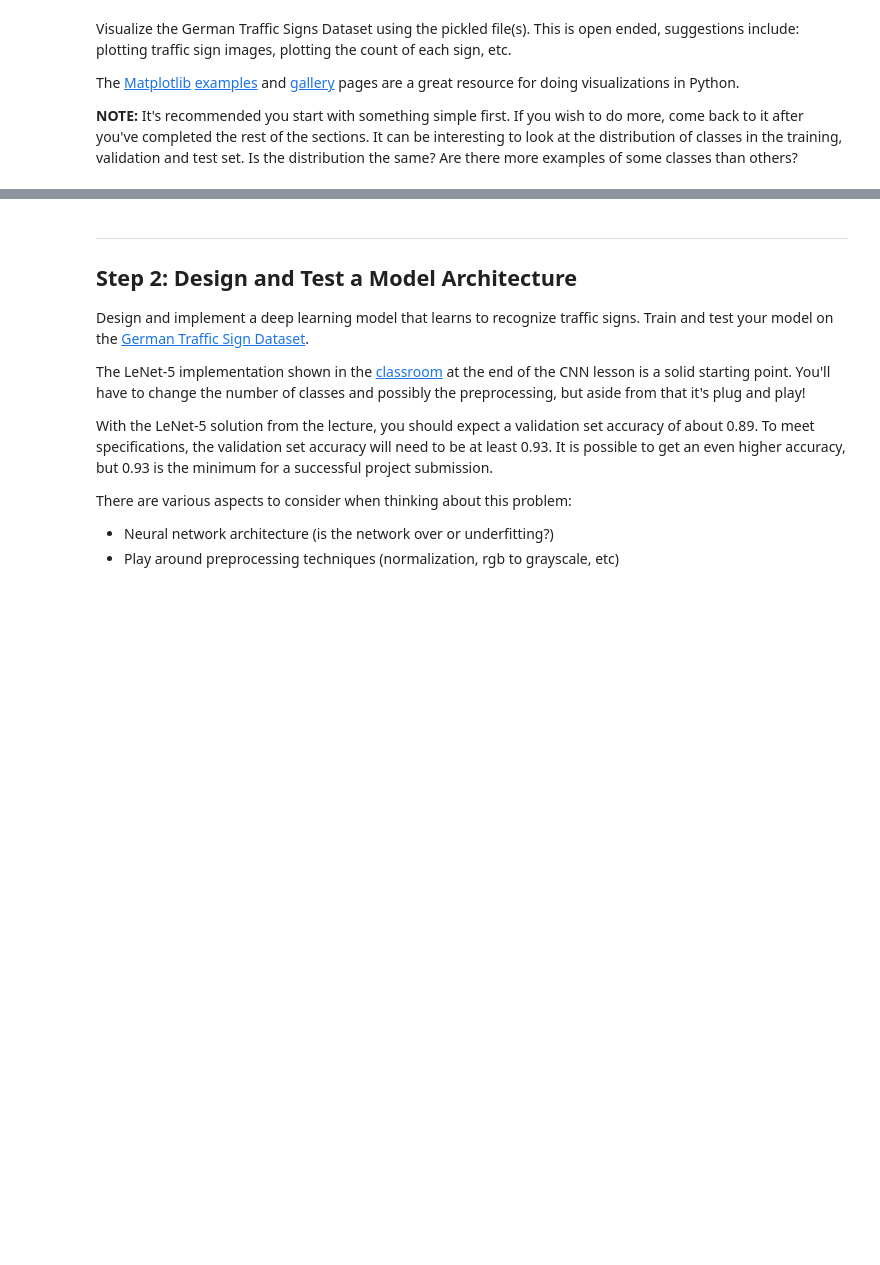
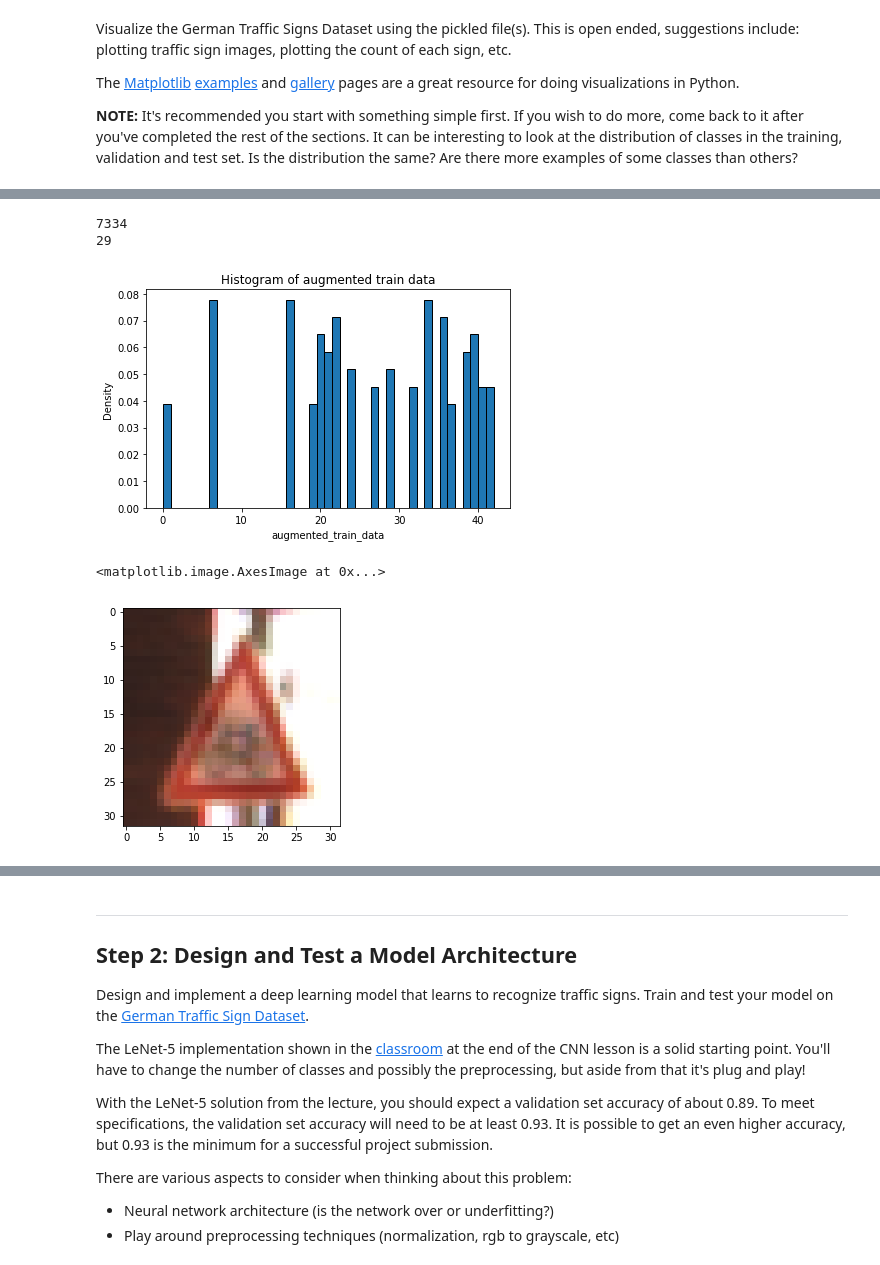
Before and after one commit to suprnrdy/CarND-Traffic-Sign-Classifier-Project, a Jupyter notebook: Traffic_Sign_Classifier.ipynb, the cells around one changed output, grey strips where cells are left out. Cells and saved outputs as stored; diff of their text form; code cells hidden in the pictures; blank space fills up the shorter version.

Commit message:
Modified with augmented data

```diff
--- a/Traffic_Sign_Classifier.ipynb
+++ b/Traffic_Sign_Classifier.ipynb
@@ -136,0 +168,24 @@ plt.imshow(image)
+# %%
+### View augmented data
+index = random.randint(0, len(X_train_aug))
+image = X_train_aug[index]
+print(index)
+print(y_train_aug[index])
+
+fig,ax = plt.subplots()
+n, bins, patches = ax.hist(y_train_aug,n_classes,normed=1,edgecolor='black')
+ax.set_xlabel('augmented_train_data')
+ax.set_ylabel('Density')
+ax.set_title('Histogram of augmented train data')
+#
+fig.tight_layout()
+plt.show()
+
+plt.figure()
+plt.imshow(image)
+# %% [output]
+7334
+29
+[figure, added]
+<matplotlib.image.AxesImage at 0x...>
+[figure, added]
```
Also changed, not shown: parts of 14 cells of this notebook.
